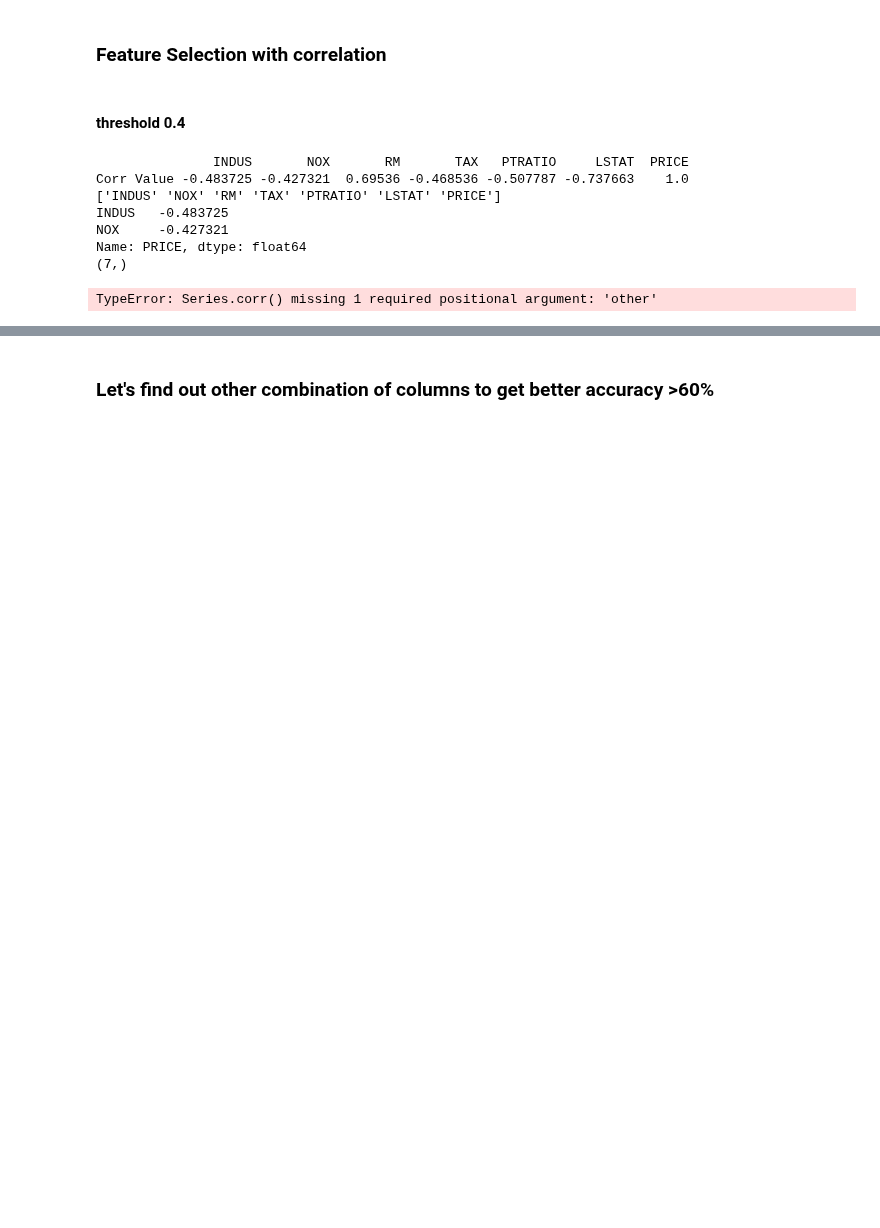
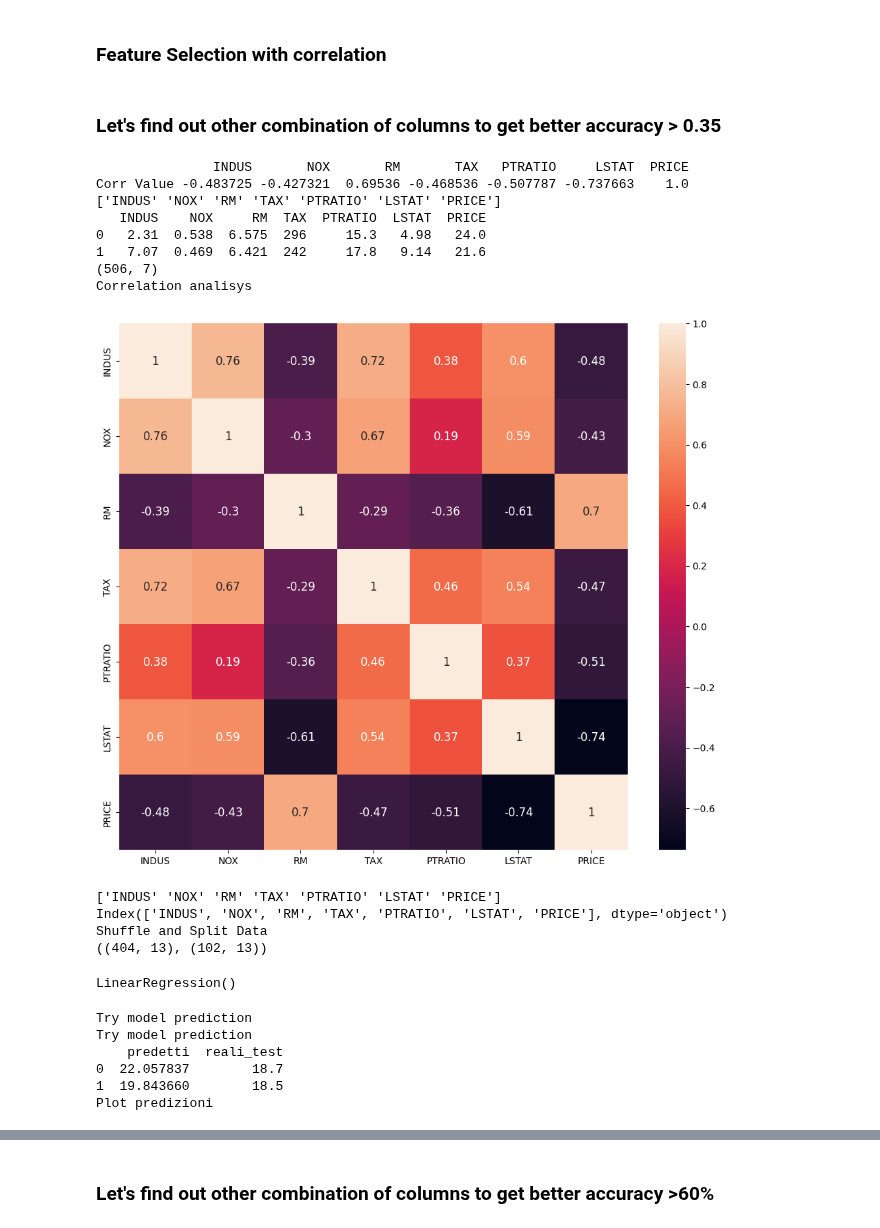
Before and after one commit to Undersk0re/machine-learning-course, a Jupyter notebook: Example/analitycs/03-boston_housing.ipynb, the cells around one changed output, grey strips where cells are left out. Drawn from its saved outputs; the diff is of its cells as text; code cells hidden in the pictures; blank space fills up the shorter version.

```diff
--- a/Example/analitycs/03-boston_housing.ipynb
+++ b/Example/analitycs/03-boston_housing.ipynb
@@ -131,16 +180,7 @@ def verifica_metriche(y_test,y_pred):
 # %%
 
 
-url='https://frenzy86.s3.eu-west-2.amazonaws.com/IFAO/boston_houses.csv'
-path="03-boston_houses.csv"
 
-__plot__=False # per alleggerire il NB
-
-print("preview dataset")
-preview_window=2
-df = pd.read_csv(path)
-
-df.rename(columns={'MEDV': 'PRICE'}, inplace=True) #preview
 
 print("Data preview")
 print(df.head(preview_window))
@@ -156,11 +196,6 @@ if __plot__:
     plt.show()
 
 
-print("Correlation analisys")
-corrmat = df.corr()
-plt.figure(figsize = (12, 10))
-sns.heatmap(corrmat, annot = True, annot_kws={'size': 12});
-plt.show()
 
-print(corrmat.index.values)
+corrmat = correlation_plot(df)
 # %% [output]
@@ -301,22 +273,18 @@ Adjusted_R2_score:  0.574694037645676
 # %% [markdown]
 ### Feature Selection with correlation
-# %% [markdown]
-#### threshold 0.4
+# %% [markdown]
+### Let's find out other combination of columns to get better accuracy  > 0.35
 # %%
 # Prendi la colonna PRICE del dataframe data, applica la treshold e includi in questo dataframe le features
-threshold = 0.40
-corr_value = get_correlated_feature(corrmat['PRICE'], threshold)
+threshold = 0.39
+corr_value = get_correlated_feature(df , corrmat['PRICE'], threshold)
 
 
 print('Shuffle and Split Data')
 from sklearn.model_selection import train_test_split # rempre sempre
 from sklearn.linear_model import LinearRegression  # problema di regressione
 from sklearn.metrics import r2_score,mean_absolute_error,root_mean_squared_error,mean_squared_error
-
-
-
 X_train, X_test, y_train, y_test = train_test_split(X, y, test_size = 0.2, random_state = 667 )
-
 print((X_train.shape, X_test.shape))
 
 model = LinearRegression()
@@ -330,36 +298,48 @@ y_pred = model.predict(X_test)
 
 print('Try model prediction')
 df_app = pd.DataFrame(data = [y_pred, y_test])
 df_app = df_app.T
 df_app.columns = ['predetti', 'reali_test']
 print(df_app.head(preview_window))
-
 
 
 print('Plot predizioni')
 length = y_pred.shape[0] #
 x = np.linspace(0,length,length)
 
 
 plt.figure(figsize=(15,10))
 plt.plot(x, y_test, label='test')
 plt.plot(x, y_pred, label='predetto')
 plt.legend(loc=2);
 plt.show()
 
 
 print('Metriche')
 
 from sklearn.metrics import r2_score
 
 print('STEP5 VERIFICA METRICHE')
 verifica_metriche(y_test,y_pred)
+performance_metrics(corr_value.columns.values, threshold, y_test, y_pred)
 # %% [output]
                INDUS       NOX       RM       TAX   PTRATIO     LSTAT  PRICE
 Corr Value -0.483725 -0.427321  0.69536 -0.468536 -0.507787 -0.737663    1.0
 ['INDUS' 'NOX' 'RM' 'TAX' 'PTRATIO' 'LSTAT' 'PRICE']
-INDUS   -0.483725
-NOX     -0.427321
-Name: PRICE, dtype: float64
-(7,)
+   INDUS    NOX     RM  TAX  PTRATIO  LSTAT  PRICE
+0   2.31  0.538  6.575  296     15.3   4.98   24.0
+1   7.07  0.469  6.421  242     17.8   9.14   21.6
+(506, 7)
+Correlation analisys
+[figure, added]
-TypeError: Series.corr() missing 1 required positional argument: 'other'
+['INDUS' 'NOX' 'RM' 'TAX' 'PTRATIO' 'LSTAT' 'PRICE']
+Index(['INDUS', 'NOX', 'RM', 'TAX', 'PTRATIO', 'LSTAT', 'PRICE'], dtype='object')
+Shuffle and Split Data
+((404, 13), (102, 13))
+LinearRegression()
+Try model prediction
+Try model prediction
+    predetti  reali_test
+0  22.057837        18.7
+1  19.843660        18.5
+Plot predizioni
```
Also changed, not shown: parts of 23 cells of this notebook.
